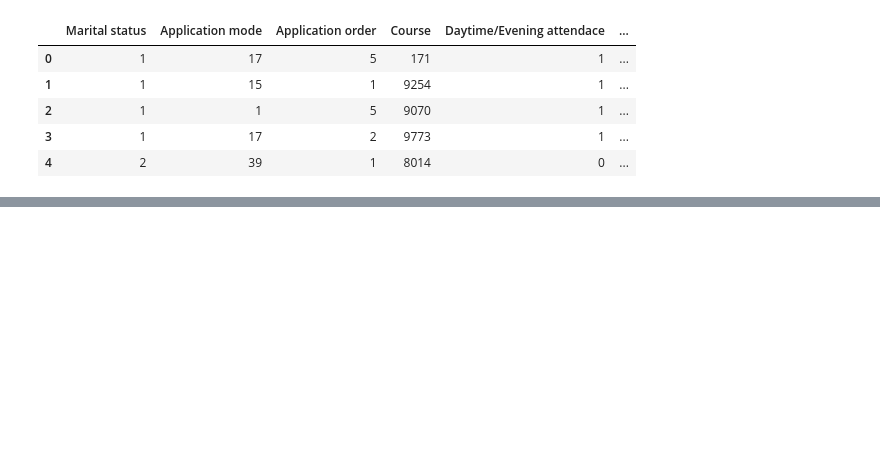
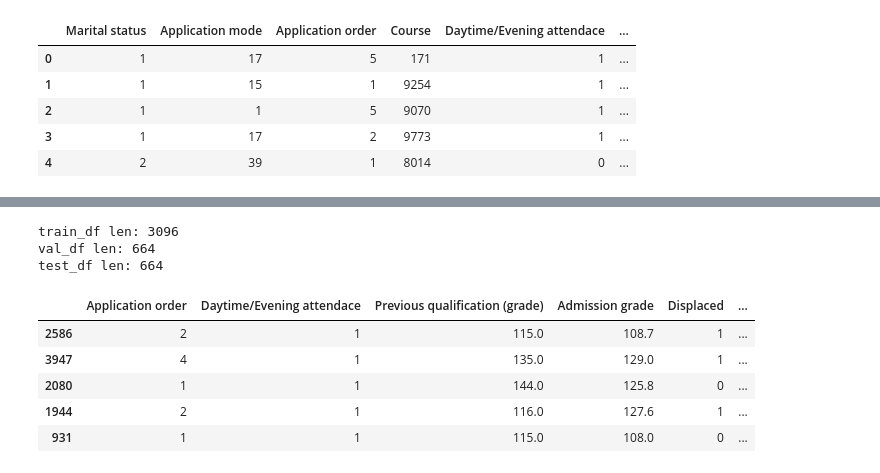
Before and after one commit to GelsonSze/CSC713M-MCO, a Jupyter notebook: CSC713M MCO.ipynb, the cells around one changed output, grey strips where cells are left out. Saved outputs shown, nothing was run; the diff lists cells and outputs as text; code cells hidden in the pictures; blank space fills up the shorter version.

```diff
--- a/CSC713M MCO.ipynb
+++ b/CSC713M MCO.ipynb
@@ -27,0 +84,17 @@ df.head()
+# %%
+OHE_train_df, OHE_val_df, OHE_test_df = np.split(OHE_df.sample(frac=1, random_state=16),[int(0.7*len(OHE_df)), int(0.85*len(OHE_df))])
+
+print("train_df len: " + str(len(OHE_train_df)) + "\nval_df len: " + str(len(OHE_val_df)) + "\ntest_df len: " + str(len(OHE_test_df)))
+# %% [output]
+train_df len: 3096
+val_df len: 664
+test_df len: 664
+# %%
+OHE_train_df.head()
+# %% [output]
+|  | Application order | Daytime/Evening attendace | Previous qualification (grade) | Admission grade | Displaced | ... |
+| 2586 | 2 | 1 | 115.0 | 108.7 | 1 | ... |
+| 3947 | 4 | 1 | 135.0 | 129.0 | 1 | ... |
+| 2080 | 1 | 1 | 144.0 | 125.8 | 0 | ... |
+| 1944 | 2 | 1 | 116.0 | 127.6 | 1 | ... |
+| 931 | 1 | 1 | 115.0 | 108.0 | 0 | ... |
```
Also changed, not shown: parts of 19 cells of this notebook.
